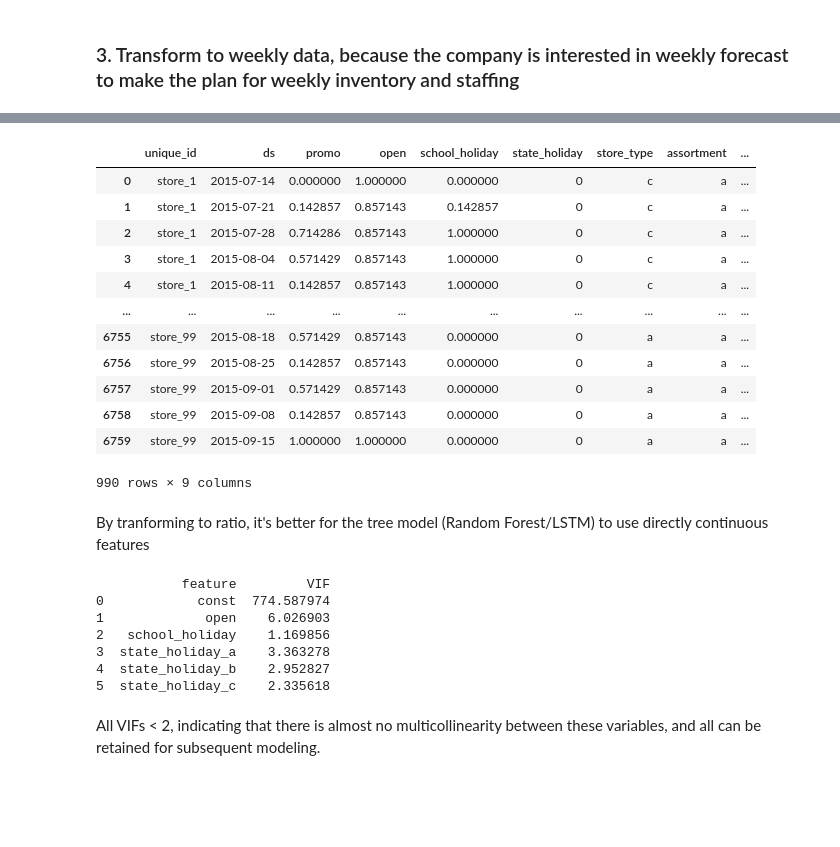
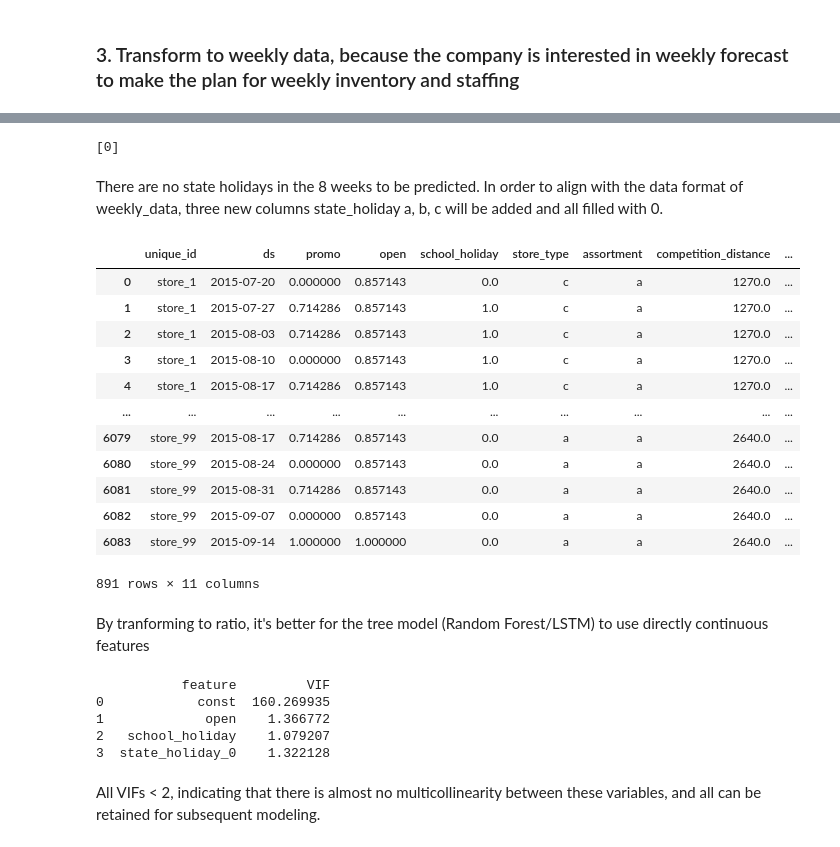
Before and after one commit to YL-6/BF-final, a Jupyter notebook: Yue-2.ipynb, the cells around one changed output, grey strips where cells are left out. Cells and saved outputs as stored; diff of their text form; code cells hidden in the pictures; blank space fills up the shorter version.

```diff
--- a/Yue-2.ipynb
+++ b/Yue-2.ipynb
@@ -204,6 +206,6 @@ weekly_data
 # %%
 # same process for future_values
-future_merged['week'] = future_merged['ds'].dt.to_period('W-MON').dt.start_time
+future_merged['week'] = future_merged['ds'] - pd.to_timedelta(future_merged['ds'].dt.dayofweek, unit='D')
 
 # No state_holiday information, it's not necessary to count state_holiday
 
@@ -218,32 +220,40 @@ weekly_calcu = future_merged.groupby(['unique_id', 'week'], as_index=False).agg(
     'competition_distance': 'first'
 })
 
-# Fill in 0 where a holiday type didn’t occur that week
-weekly_calcu.fillna(0, inplace=True)
-weekly_calcu['state_holiday'] = 0
-
-weekly_calcu = weekly_calcu.rename(columns={'week': 'ds'})
-
-weekly_future = weekly_calcu.copy()
-
-# Only keep store_1 to store_99
-weekly_future = weekly_future[weekly_future['unique_id'].isin([f'store_{i}' for i in range(1, 100)])]
-
-weekly_future
+print(weekly_calcu['state_holiday'].unique())
 # %% [output]
-|  | unique_id | ds | promo | open | school_holiday | state_holiday | store_type | assortment | ... |
-| 0 | store_1 | 2015-07-14 | 0.000000 | 1.000000 | 0.000000 | 0 | c | a | ... |
-| 1 | store_1 | 2015-07-21 | 0.142857 | 0.857143 | 0.142857 | 0 | c | a | ... |
-| 2 | store_1 | 2015-07-28 | 0.714286 | 0.857143 | 1.000000 | 0 | c | a | ... |
-| 3 | store_1 | 2015-08-04 | 0.571429 | 0.857143 | 1.000000 | 0 | c | a | ... |
-| 4 | store_1 | 2015-08-11 | 0.142857 | 0.857143 | 1.000000 | 0 | c | a | ... |
-| ... | ... | ... | ... | ... | ... | ... | ... | ... | ... |
-| 6755 | store_99 | 2015-08-18 | 0.571429 | 0.857143 | 0.000000 | 0 | a | a | ... |
-| 6756 | store_99 | 2015-08-25 | 0.142857 | 0.857143 | 0.000000 | 0 | a | a | ... |
-| 6757 | store_99 | 2015-09-01 | 0.571429 | 0.857143 | 0.000000 | 0 | a | a | ... |
-| 6758 | store_99 | 2015-09-08 | 0.142857 | 0.857143 | 0.000000 | 0 | a | a | ... |
-| 6759 | store_99 | 2015-09-15 | 1.000000 | 1.000000 | 0.000000 | 0 | a | a | ... |
-990 rows × 9 columns
+[0]
+# %% [markdown]
+There are no state holidays in the 8 weeks to be predicted. In order to align with the data format of weekly_data, three new columns state_holiday a, b, c will be added and all filled with 0.
+# %%
+# Fill in 0 where a holiday type didn’t occur that week
+weekly_calcu = weekly_calcu.drop('state_holiday', axis=1)
+weekly_calcu['state_holiday_a'] = 0
+weekly_calcu['state_holiday_b'] = 0
+weekly_calcu['state_holiday_c'] = 0
+
+weekly_calcu = weekly_calcu.rename(columns={'week': 'ds'})
+
+weekly_future = weekly_calcu.copy()
+
+# Only keep store_1 to store_99
+weekly_future = weekly_future[weekly_future['unique_id'].isin([f'store_{i}' for i in range(1, 100)])]
+
+weekly_future
+# %% [output]
+|  | unique_id | ds | promo | open | school_holiday | store_type | assortment | competition_distance | ... |
+| 0 | store_1 | 2015-07-20 | 0.000000 | 0.857143 | 0.0 | c | a | 1270.0 | ... |
+| 1 | store_1 | 2015-07-27 | 0.714286 | 0.857143 | 1.0 | c | a | 1270.0 | ... |
+| 2 | store_1 | 2015-08-03 | 0.714286 | 0.857143 | 1.0 | c | a | 1270.0 | ... |
+| 3 | store_1 | 2015-08-10 | 0.000000 | 0.857143 | 1.0 | c | a | 1270.0 | ... |
+| 4 | store_1 | 2015-08-17 | 0.714286 | 0.857143 | 1.0 | c | a | 1270.0 | ... |
+| ... | ... | ... | ... | ... | ... | ... | ... | ... | ... |
+| 6079 | store_99 | 2015-08-17 | 0.714286 | 0.857143 | 0.0 | a | a | 2640.0 | ... |
+| 6080 | store_99 | 2015-08-24 | 0.000000 | 0.857143 | 0.0 | a | a | 2640.0 | ... |
+| 6081 | store_99 | 2015-08-31 | 0.714286 | 0.857143 | 0.0 | a | a | 2640.0 | ... |
+| 6082 | store_99 | 2015-09-07 | 0.000000 | 0.857143 | 0.0 | a | a | 2640.0 | ... |
+| 6083 | store_99 | 2015-09-14 | 1.000000 | 1.000000 | 0.0 | a | a | 2640.0 | ... |
+891 rows × 11 columns
 # %% [markdown]
 By tranforming to ratio, it's better for the tree model (Random Forest/LSTM) to use directly continuous features
 # %%
@@ -251,7 +261,7 @@ from statsmodels.stats.outliers_influence import variance_inflation_factor
 from statsmodels.tools.tools import add_constant
 
 # 只保留用于检测共线性的变量
-X_vif = weekly_data[['open', 'school_holiday', 'state_holiday_a', 'state_holiday_b', 'state_holiday_c']].copy()
+X_vif = weekly_data[['open', 'school_holiday', 'state_holiday_0']].copy()
 
 # 添加常数项（Intercept）
 X_vif = add_constant(X_vif)
@@ -264,12 +274,10 @@ vif_result["VIF"] = [variance_inflation_factor(X_vif.values, i) for i in range(X
 print(vif_result)
 # %% [output]
            feature         VIF
-0            const  774.587974
-1             open    6.026903
-2   school_holiday    1.169856
-3  state_holiday_a    3.363278
-4  state_holiday_b    2.952827
-5  state_holiday_c    2.335618
+0            const  160.269935
+1             open    1.366772
+2   school_holiday    1.079207
+3  state_holiday_0    1.322128
 # %% [markdown]
 All VIFs < 2, indicating that there is almost no multicollinearity between these variables, and all can be retained for subsequent modeling.
 # %% [markdown]
```
Also changed, not shown: parts of 29 cells of this notebook, 1 other file.
